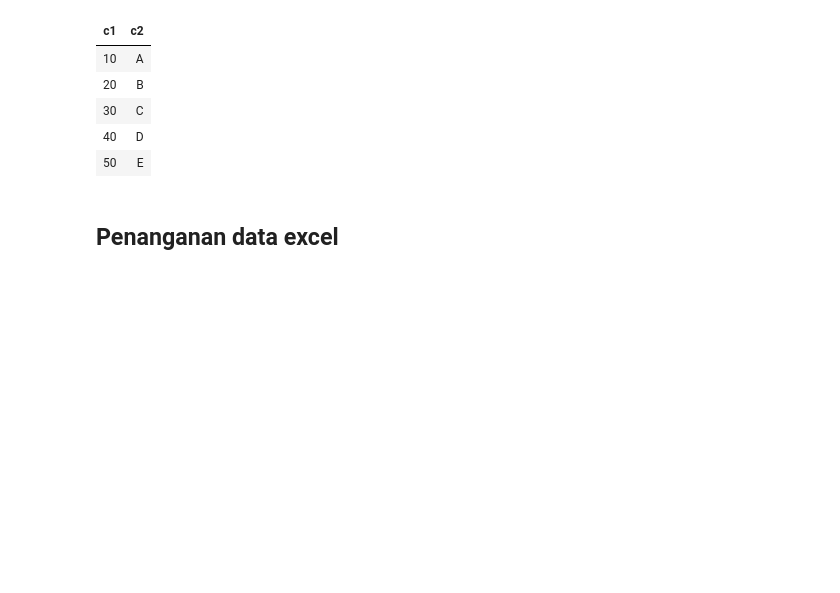
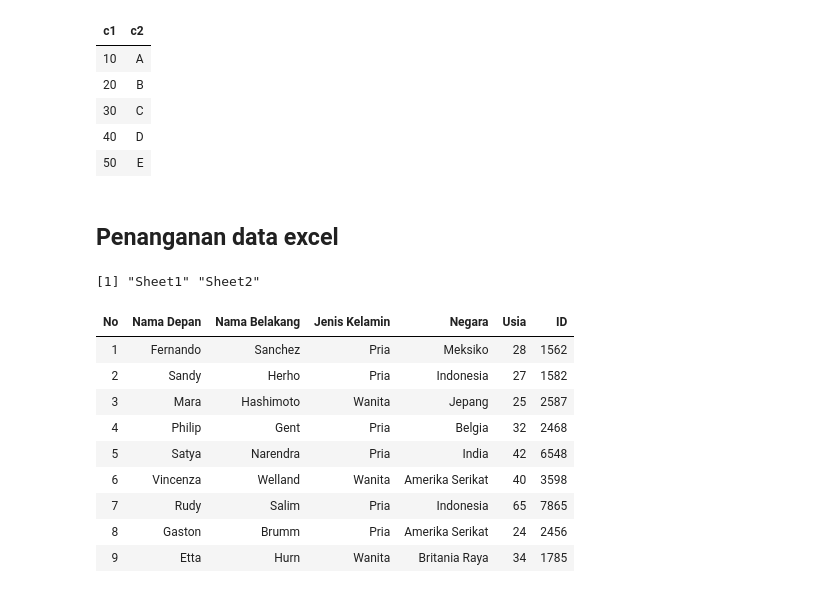
Before and after one commit to sandyherho/tutorEksploR, a Jupyter notebook: Tutorial Statistika Dasar Menggunakan R.ipynb, the cells around one changed output. Saved outputs shown, nothing was run; the diff lists cells and outputs as text; code cells hidden in the pictures; blank space fills up the shorter version.

```diff
--- a/Tutorial Statistika Dasar Menggunakan R.ipynb
+++ b/Tutorial Statistika Dasar Menggunakan R.ipynb
@@ -1662,0 +1663,19 @@ insta
+# %%
+excel_sheets("./data/contoh.xlsx")
+# %% [output]
+[1] "Sheet1" "Sheet2"
+# %%
+# membaca file excel
+df <- read_excel("./data/contoh.xlsx", sheet = "Sheet1")
+df
+# %% [output]
+| No | Nama Depan | Nama Belakang | Jenis Kelamin | Negara | Usia | ID |
+| 1 | Fernando | Sanchez | Pria | Meksiko | 28 | 1562 |
+| 2 | Sandy | Herho | Pria | Indonesia | 27 | 1582 |
+| 3 | Mara | Hashimoto | Wanita | Jepang | 25 | 2587 |
+| 4 | Philip | Gent | Pria | Belgia | 32 | 2468 |
+| 5 | Satya | Narendra | Pria | India | 42 | 6548 |
+| 6 | Vincenza | Welland | Wanita | Amerika Serikat | 40 | 3598 |
+| 7 | Rudy | Salim | Pria | Indonesia | 65 | 7865 |
+| 8 | Gaston | Brumm | Pria | Amerika Serikat | 24 | 2456 |
+| 9 | Etta | Hurn | Wanita | Britania Raya | 34 | 1785 |
```
Also changed, not shown: parts of 14 cells of this notebook, 6 other files.
